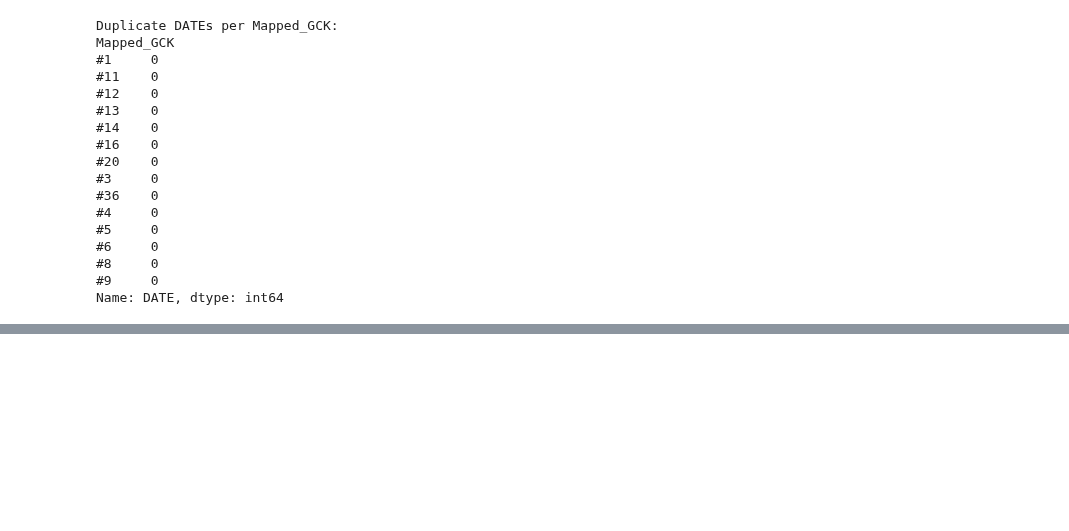
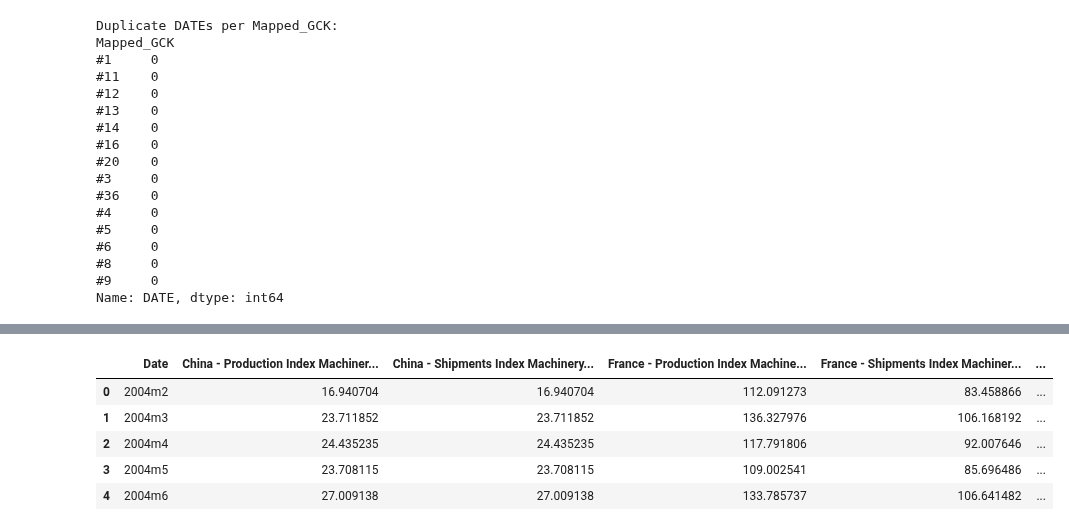
Before and after one commit to gugaaa1904/BC, a Jupyter notebook: Case 2.ipynb, the cells around one changed output, grey strips where cells are left out. Cells and saved outputs as stored; diff of their text form; code cells hidden in the pictures; blank space fills up the shorter version.

```diff
--- a/Case 2.ipynb
+++ b/Case 2.ipynb
@@ -173,0 +267,19 @@ Name: DATE, dtype: int64
+# %%
+# Remover a linha 2 (índice 2, pois Python começa em 0)
+market_data = market_data.drop(index=2).reset_index(drop=True)
+
+# Criar novos nomes de colunas juntando Cell 0 e Cell 1 com " - ", exceto onde Cell 0 for NaN
+new_columns = [
+    f"{market_data.iloc[0, i]} - {market_data.iloc[1, i]}" if pd.notna(market_data.iloc[0, i])
+    else market_data.iloc[1, i]
+    for i in range(market_data.shape[1])
+]
+
+# Aplicar os novos nomes às colunas
+market_data.columns = new_columns
+
+# Remover as duas primeiras linhas, já que agora fazem parte do header
+market_data = market_data.iloc[2:].reset_index(drop=True)
+
+# Renomear a primeira coluna para "Date"
+market_data = market_data.rename(columns={market_data.columns[0]: "Date"})
@@ -173,0 +324,9 @@ Name: DATE, dtype: int64
+# %%
+market_data.head(5)
+# %% [output]
+|  | Date | China - Production Index Machiner... | China - Shipments Index Machinery... | France - Production Index Machine... | France - Shipments Index Machiner... | ... |
+| 0 | 2004m2 | 16.940704 | 16.940704 | 112.091273 | 83.458866 | ... |
+| 1 | 2004m3 | 23.711852 | 23.711852 | 136.327976 | 106.168192 | ... |
+| 2 | 2004m4 | 24.435235 | 24.435235 | 117.791806 | 92.007646 | ... |
+| 3 | 2004m5 | 23.708115 | 23.708115 | 109.002541 | 85.696486 | ... |
+| 4 | 2004m6 | 27.009138 | 27.009138 | 133.785737 | 106.641482 | ... |
```
Also changed, not shown: parts of 21 cells of this notebook.
